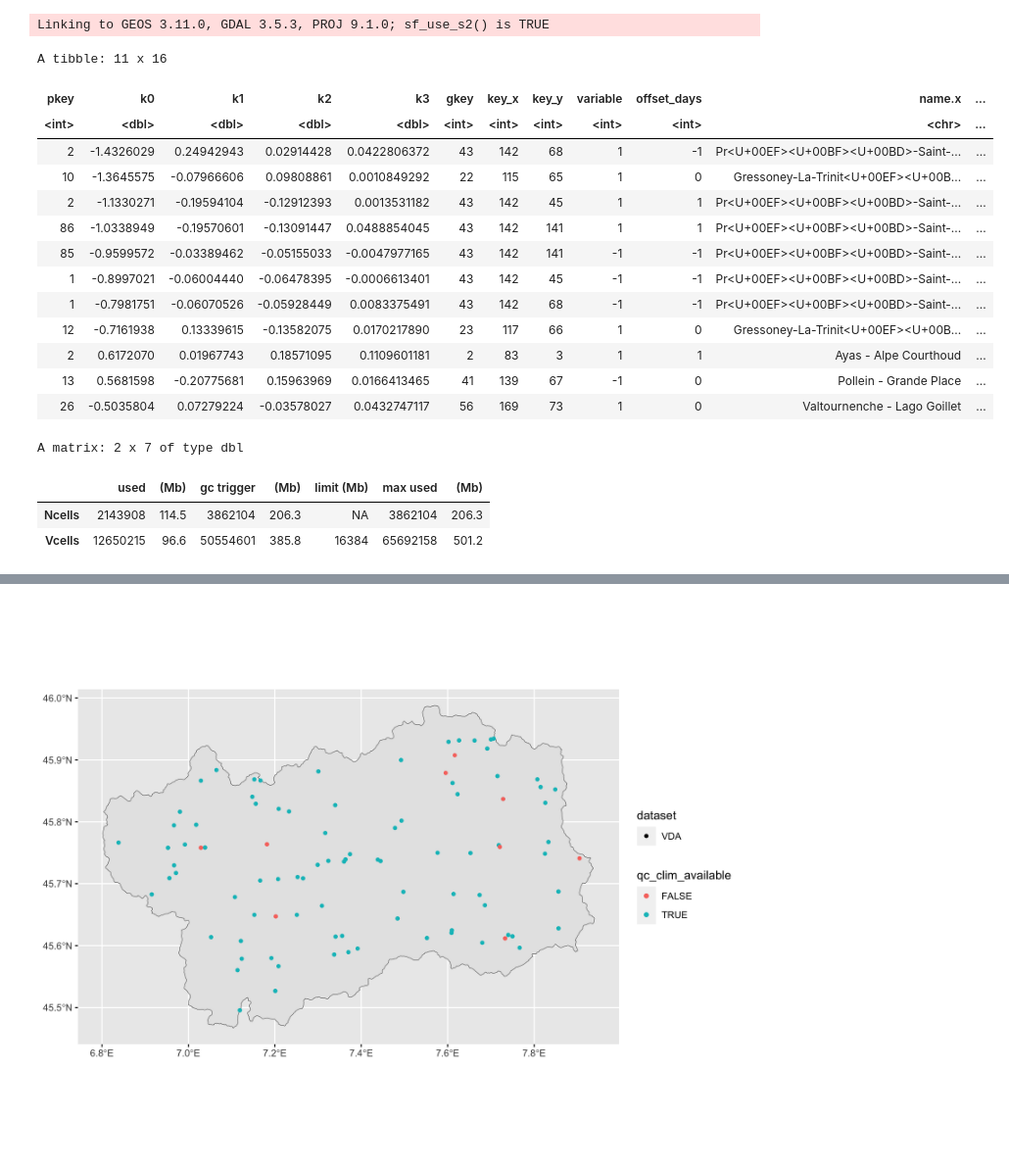
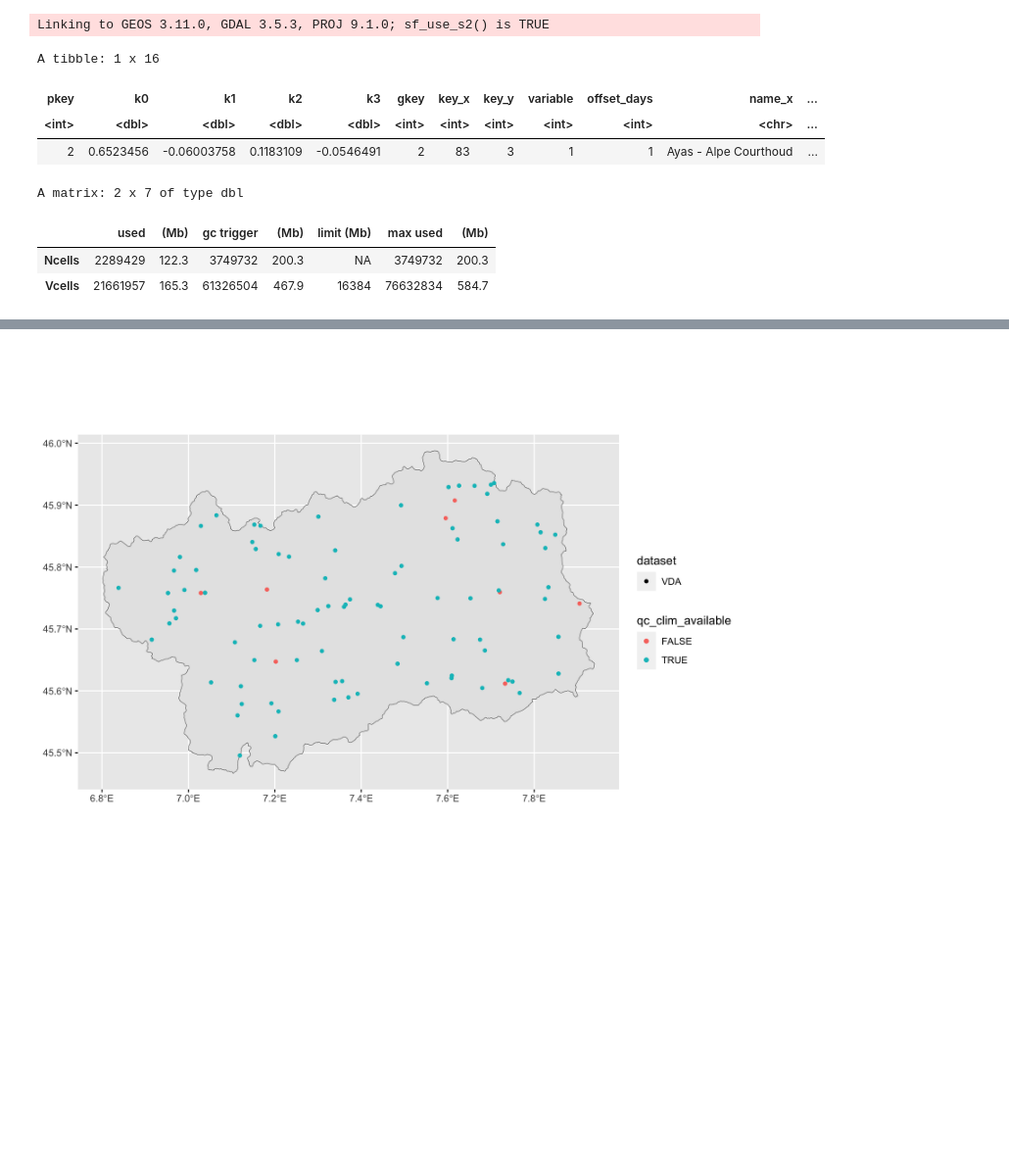
Before and after one commit to dnstudent/TesiMag, a Jupyter notebook: notebooks/integrazioni_regionali/vda/series_pairing.ipynb, the cells around one changed output, grey strips where cells are left out. Shown at 98% size. Drawn from its saved outputs; the diff is of its cells as text; code cells hidden in the pictures; blank space fills up the shorter version.

Commit message:
fixup! Merged VDA

```diff
--- a/notebooks/integrazioni_regionali/vda/series_pairing.ipynb
+++ b/notebooks/integrazioni_regionali/vda/series_pairing.ipynb
@@ -58,39 +58,35 @@ tagged_analysis <- analysis |>
 write_xlsx_analysis(tagged_analysis, file.path("notebooks", "integrazioni_regionali", "vda", "tagged_analysis.xlsx"), starts_with("tag_"))
 # %%
 gs <- series_groups(tagged_analysis, metadata, data, tag_same_series)
-ranked_series_groups <- rank_series_groups(gs$table, metadata, merging_datasets, desc(dataset), desc(sensor_last))
-incomp <- incompatible_merges(data, ranked_series_groups, tagged_analysis, 12L, 0.5)
+# Dealing with ISAC series
+ranked_series_groups <- rank_series_groups(
+    gs$table,
+    metadata |> mutate(network_prio = if_else(network == "ISAC", 2L, 1L)),
+    c("SCIA", "ISAC"),
+    desc(network_prio), desc(dataset), desc(sensor_last)
+)
+ignore_corrections <- make_exclusion_table(tagged_analysis, NULL, network_x == "ISAC" | network_y == "ISAC")
+incomp <- incompatible_merges(data, ranked_series_groups, tagged_analysis, 20L, 0.5, ignore_corrections, contribution_threshold = 365L * 2L)
 # %%
 i <- incomp |>
     left_join(metadata |> select(key, name, dataset, sensor_key), by = c("key_x" = "key")) |>
-    left_join(metadata |> select(key, name, dataset, sensor_key), by = c("key_y" = "key")) |>
-    arrange(desc(abs(k0)))
+    left_join(metadata |> select(key, name, dataset, sensor_key), by = c("key_y" = "key"), suffix = c("_x", "_y")) |>
+    arrange(desc(abs(k0 + 2 * k1 / pi)))
 i
 # %% [output]
-A tibble: 11 x 16
+A tibble: 1 x 16
-| pkey | k0 | k1 | k2 | k3 | gkey | key_x | key_y | variable | offset_days | name.x | ... |
+| pkey | k0 | k1 | k2 | k3 | gkey | key_x | key_y | variable | offset_days | name_x | ... |
 | <int> | <dbl> | <dbl> | <dbl> | <dbl> | <int> | <int> | <int> | <int> | <int> | <chr> | ... |
-| 2 | -1.4326029 | 0.24942943 | 0.02914428 | 0.0422806372 | 43 | 142 | 68 | 1 | -1 | Pr<U+00EF><U+00BF><U+00BD>-Saint-... | ... |
-| 10 | -1.3645575 | -0.07966606 | 0.09808861 | 0.0010849292 | 22 | 115 | 65 | 1 | 0 | Gressoney-La-Trinit<U+00EF><U+00B... | ... |
-| 2 | -1.1330271 | -0.19594104 | -0.12912393 | 0.0013531182 | 43 | 142 | 45 | 1 | 1 | Pr<U+00EF><U+00BF><U+00BD>-Saint-... | ... |
-| 86 | -1.0338949 | -0.19570601 | -0.13091447 | 0.0488854045 | 43 | 142 | 141 | 1 | 1 | Pr<U+00EF><U+00BF><U+00BD>-Saint-... | ... |
-| 85 | -0.9599572 | -0.03389462 | -0.05155033 | -0.0047977165 | 43 | 142 | 141 | -1 | -1 | Pr<U+00EF><U+00BF><U+00BD>-Saint-... | ... |
-| 1 | -0.8997021 | -0.06004440 | -0.06478395 | -0.0006613401 | 43 | 142 | 45 | -1 | -1 | Pr<U+00EF><U+00BF><U+00BD>-Saint-... | ... |
-| 1 | -0.7981751 | -0.06070526 | -0.05928449 | 0.0083375491 | 43 | 142 | 68 | -1 | -1 | Pr<U+00EF><U+00BF><U+00BD>-Saint-... | ... |
-| 12 | -0.7161938 | 0.13339615 | -0.13582075 | 0.0170217890 | 23 | 117 | 66 | 1 | 0 | Gressoney-La-Trinit<U+00EF><U+00B... | ... |
-| 2 | 0.6172070 | 0.01967743 | 0.18571095 | 0.1109601181 | 2 | 83 | 3 | 1 | 1 | Ayas - Alpe Courthoud | ... |
-| 13 | 0.5681598 | -0.20775681 | 0.15963969 | 0.0166413465 | 41 | 139 | 67 | -1 | 0 | Pollein - Grande Place | ... |
-| 26 | -0.5035804 | 0.07279224 | -0.03578027 | 0.0432747117 | 56 | 169 | 73 | 1 | 0 | Valtournenche - Lago Goillet | ... |
+| 2 | 0.6523456 | -0.06003758 | 0.1183109 | -0.0546491 | 2 | 83 | 3 | 1 | 1 | Ayas - Alpe Courthoud | ... |
 # %%
-merge_results <- dynamic_merge(data, ranked_series_groups, metadata, tagged_analysis, 10)
-db <- merged_checkpoint(merge_results, metadata, new_dataset)
-rm(merge_results)
+merge_results <- dynamic_merge(data, ranked_series_groups, metadata, tagged_analysis, rejection_threshold = 10, ignore_corrections, contribution_threshold = 2L * 365L)
+db <- merged_checkpoint(merge_results, metadata, new_dataset, conns$stations)
 gc()
 # %% [output]
 A matrix: 2 x 7 of type dbl
 |  | used | (Mb) | gc trigger | (Mb) | limit (Mb) | max used | (Mb) |
-| Ncells | 2143908 | 114.5 | 3862104 | 206.3 | NA | 3862104 | 206.3 |
-| Vcells | 12650215 | 96.6 | 50554601 | 385.8 | 16384 | 65692158 | 501.2 |
+| Ncells | 2289429 | 122.3 | 3749732 | 200.3 | NA | 3749732 | 200.3 |
+| Vcells | 21661957 | 165.3 | 61326504 | 467.9 | 16384 | 76632834 | 584.7 |
 # %%
 db <- query_checkpoint(new_dataset, "merged", conns$data, all_stations = FALSE)
 mt <- db$meta |> select(sensor_key, from_datasets) |> collect() |> rowwise() |> mutate(dataset = paste0(from_datasets |> unique() |> sort(), collapse = ",")) |> ungroup() |> select(-from_datasets)
```
Also changed, not shown: parts of 2 cells of this notebook, 2 other files.
